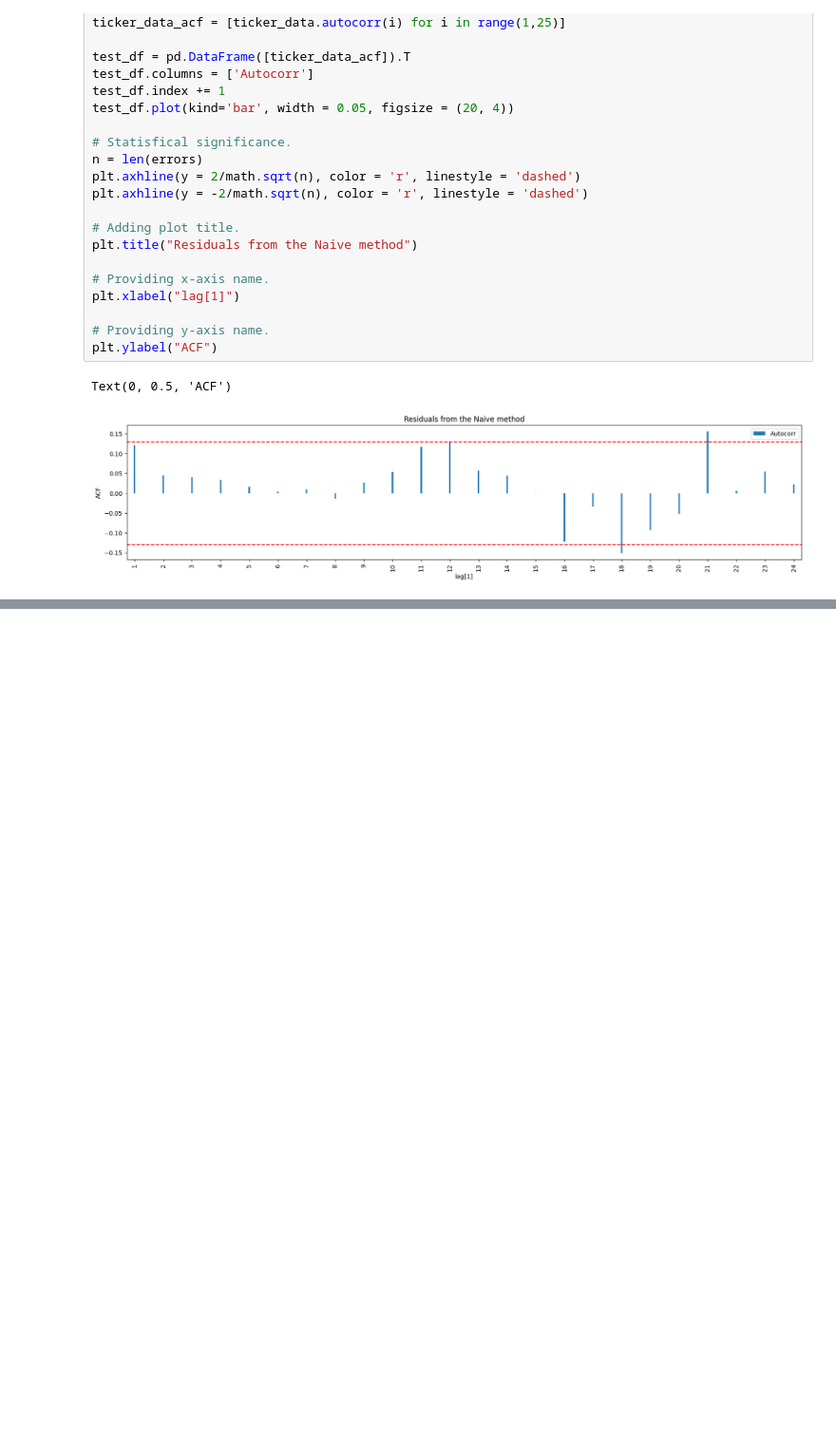
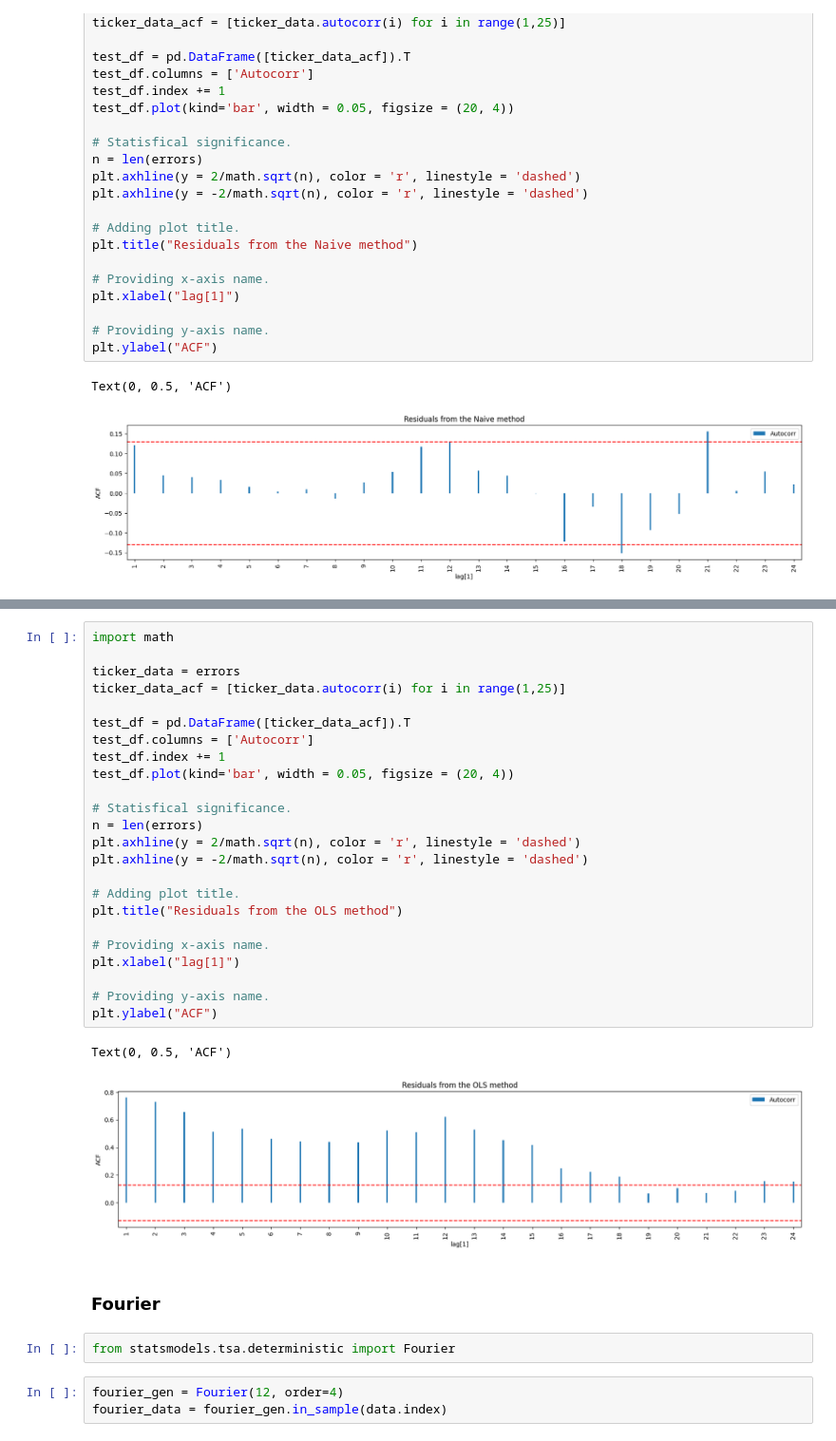
Before and after one commit to daniel-nuno/time_series_O2024_MAF3074N, a Jupyter notebook: regresion_lineal.ipynb, the cells around one changed output, grey strips where cells are left out. Shown at 95% size. Saved outputs shown, nothing was run; the diff lists cells and outputs as text; blank space fills up the shorter version.

```diff
--- a/regresion_lineal.ipynb
+++ b/regresion_lineal.ipynb
@@ -402,0 +544,34 @@ Text(0, 0.5, 'ACF')
+# %%
+import math
+
+ticker_data = errors
+ticker_data_acf = [ticker_data.autocorr(i) for i in range(1,25)]
+
+test_df = pd.DataFrame([ticker_data_acf]).T
+test_df.columns = ['Autocorr']
+test_df.index += 1
+test_df.plot(kind='bar', width = 0.05, figsize = (20, 4))
+
+# Statisfical significance.
+n = len(errors)
+plt.axhline(y = 2/math.sqrt(n), color = 'r', linestyle = 'dashed')
+plt.axhline(y = -2/math.sqrt(n), color = 'r', linestyle = 'dashed')
+
+# Adding plot title.
+plt.title("Residuals from the OLS method")
+
+# Providing x-axis name.
+plt.xlabel("lag[1]")
+
+# Providing y-axis name.
+plt.ylabel("ACF")
+# %% [output]
+Text(0, 0.5, 'ACF')
+[figure, added]
+# %% [markdown]
+### Fourier
+# %%
+from statsmodels.tsa.deterministic import Fourier
+# %%
+fourier_gen = Fourier(12, order=4)
+fourier_data = fourier_gen.in_sample(data.index)
```
Also changed, not shown: parts of 90 cells of this notebook.
